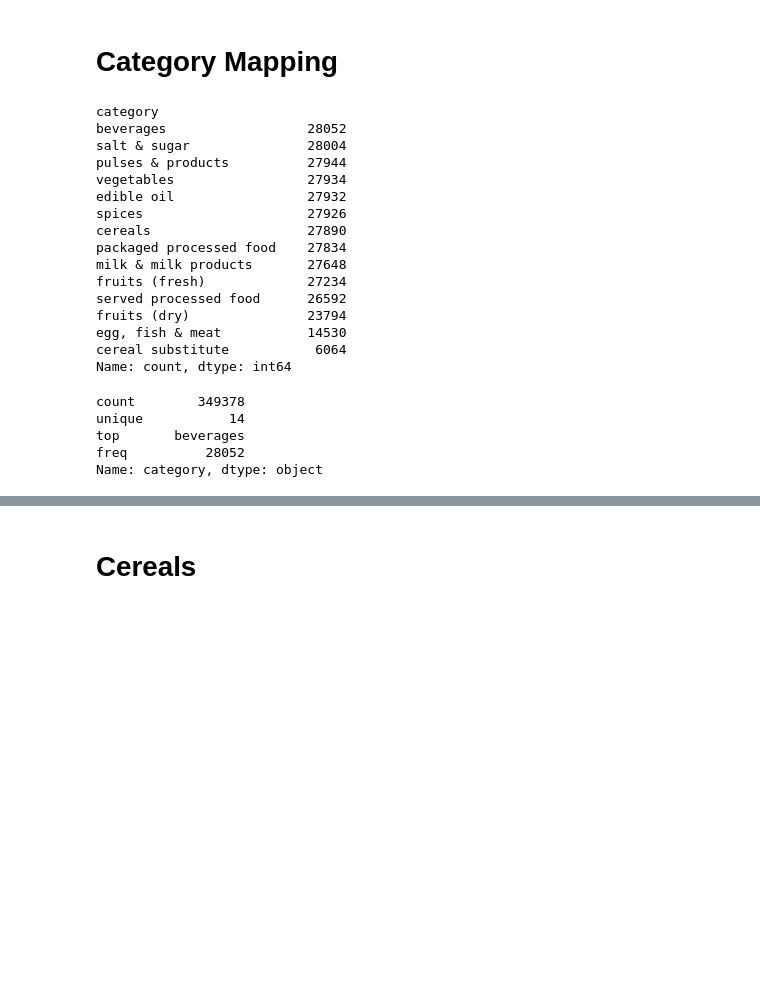
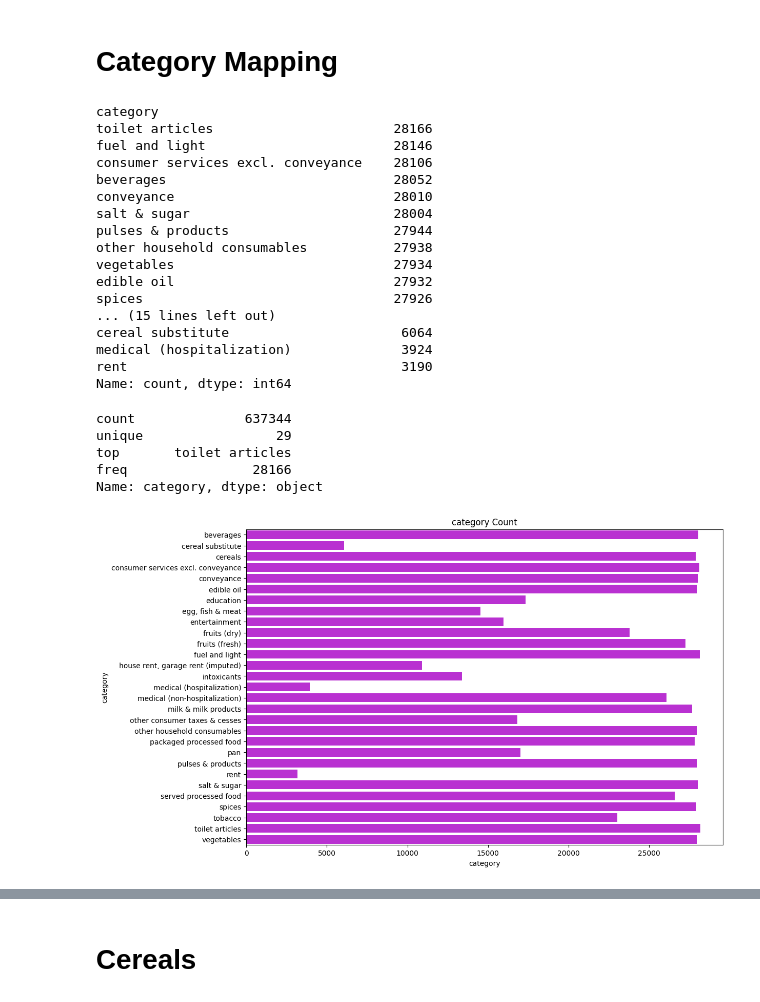
Before and after one commit to Rudra-G-23/rural-financial-inclusion-govt-scheme-recommendation, a Jupyter notebook: parquet-data/lev-14/notebooks/lev-14-04-item-code.ipynb, the cells around one changed output, grey strips where cells are left out. Drawn from its saved outputs; the diff is of its cells as text; code cells hidden in the pictures; blank space fills up the shorter version.

Commit message:
Category Mapping of Item Code

```diff
--- a/parquet-data/lev-14/notebooks/lev-14-04-item-code.ipynb
+++ b/parquet-data/lev-14/notebooks/lev-14-04-item-code.ipynb
@@ -73,45 +44,77 @@ pdf['ITEM_CODE'].unique().to_list()
 # %% [markdown]
 # Functions
+# %%
+def auto_label_and_plot(col_name:str, map_dictionary:dict):
+    df[col_name] = df['ITEM_CODE'].map(map_dictionary)
+
+    if df[col_name].nunique() > 0 :
+        display(df[col_name].value_counts())
+        display(df[col_name].describe())
+
+        plt.figure(figsize=(12, 8))
+        sns.barplot(df.groupby([col_name])[col_name].count(), orient='h')
+        plt.title(f"{col_name} Count")
+        plt.show()
+    else:
+        df.drop(columns=f"{col_name}", inplace=True)
+        print('No Graph due to no data for this category')
 # %% [markdown]
 # Category Mapping
 # %%
 category_mapping = {
     129: "cereals",
     139: "cereal substitute",
     159: "pulses & products",
     179: "salt & sugar",
     169: "milk & milk products",
     219: "vegetables",
     239: "fruits (fresh)",
     249: "fruits (dry)",
     199: "egg, fish & meat",
     189: "edible oil",
     269: "spices",
     279: "beverages",
     289: "served processed food",
-    299: "packaged processed food"
+    299: "packaged processed food",
+    349: "fuel and light",
+    459: "toilet articles",
+    479: "other household consumables",
+    409: "education",
+    419: "medical (hospitalization)",
+    429: "medical (non-hospitalization)",
+    519: "conveyance",
+    499: "consumer services excl. conveyance",
+    439: "entertainment",
+    529: "rent",
+    539: "house rent, garage rent (imputed)",
+    899: "other consumer taxes & cesses",
+    309: "pan",
+    319: "tobacco",
+    329: "intoxicants",
 }
 
 auto_label_and_plot(col_name='category', map_dictionary=category_mapping)
 # %% [output]
 category
-beverages                  28052
-salt & sugar               28004
-pulses & products          27944
-vegetables                 27934
-edible oil                 27932
-spices                     27926
-cereals                    27890
-packaged processed food    27834
-milk & milk products       27648
-fruits (fresh)             27234
-served processed food      26592
-fruits (dry)               23794
-egg, fish & meat           14530
-cereal substitute           6064
+toilet articles                       28166
+fuel and light                        28146
+consumer services excl. conveyance    28106
+beverages                             28052
+conveyance                            28010
+salt & sugar                          28004
+pulses & products                     27944
+other household consumables           27938
+vegetables                            27934
+edible oil                            27932
+spices                                27926
+... (15 lines left out)
+cereal substitute                      6064
+medical (hospitalization)              3924
+rent                                   3190
 Name: count, dtype: int64
-count        349378
-unique           14
-top       beverages
-freq          28052
+count              637344
+unique                 29
+top       toilet articles
+freq                28166
 Name: category, dtype: object
+[figure, added]
```
Also changed, not shown: parts of 19 cells of this notebook, 1 other file.
